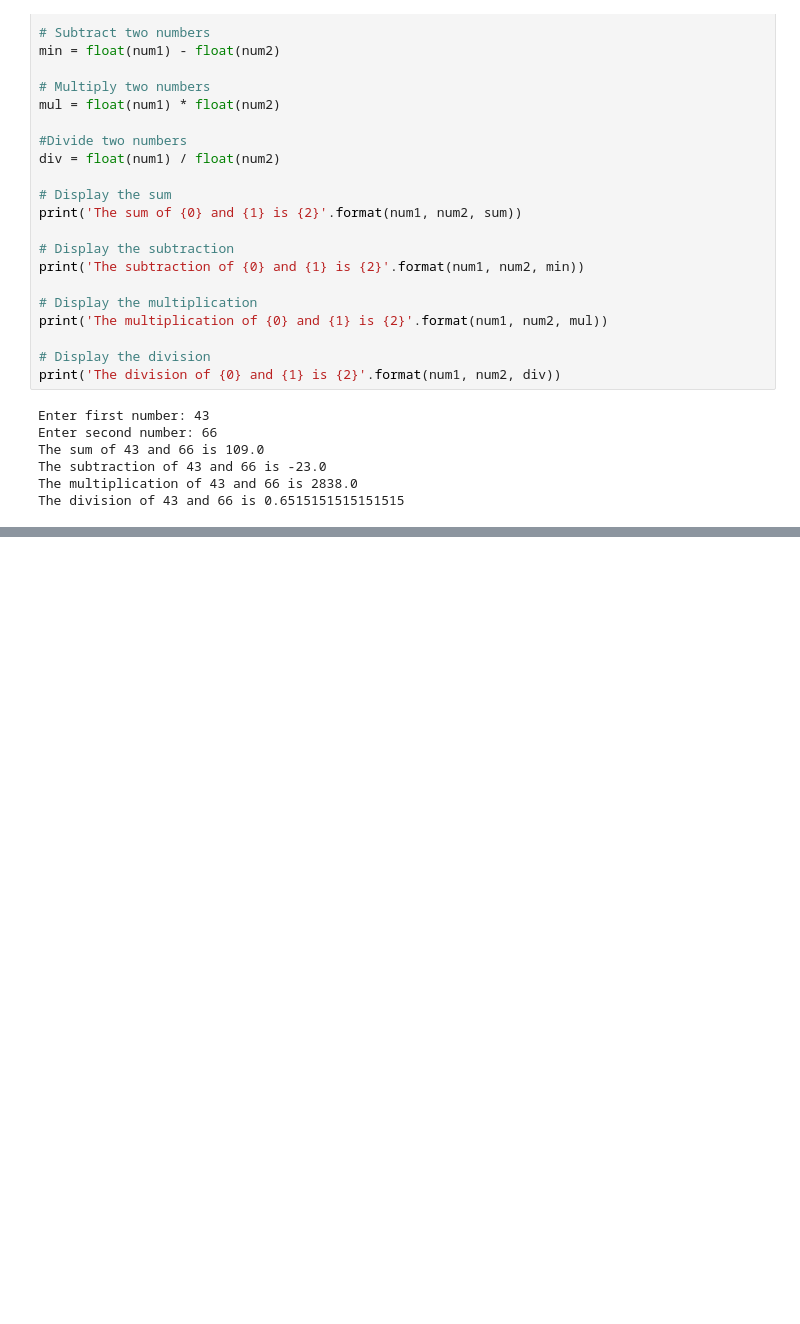
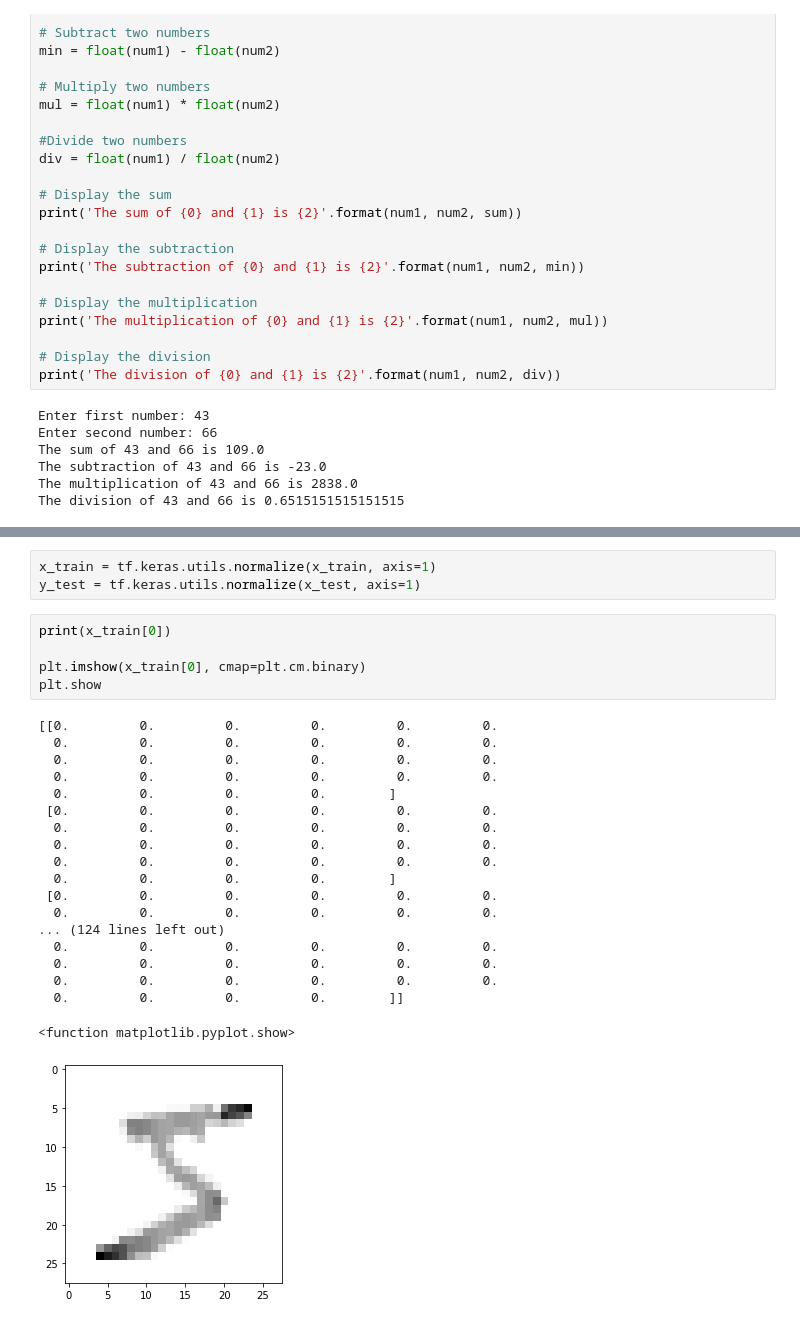
Before and after one commit to dayanandtekale/Python_Data, a Jupyter notebook: first.ipynb, the cells around one changed output, grey strips where cells are left out. Drawn from its saved outputs; the diff is of its cells as text; blank space fills up the shorter version.

```diff
--- a/first.ipynb
+++ b/first.ipynb
@@ -1720,0 +1905,28 @@ The division of 43 and 66 is 0.6515151515151515
+# %%
+x_train = tf.keras.utils.normalize(x_train, axis=1)
+y_test = tf.keras.utils.normalize(x_test, axis=1)
+# %%
+print(x_train[0])
+
+plt.imshow(x_train[0], cmap=plt.cm.binary)
+plt.show
+# %% [output]
+[[0.         0.         0.         0.         0.         0.
+  0.         0.         0.         0.         0.         0.
+  0.         0.         0.         0.         0.         0.
+  0.         0.         0.         0.         0.         0.
+  0.         0.         0.         0.        ]
+ [0.         0.         0.         0.         0.         0.
+  0.         0.         0.         0.         0.         0.
+  0.         0.         0.         0.         0.         0.
+  0.         0.         0.         0.         0.         0.
+  0.         0.         0.         0.        ]
+ [0.         0.         0.         0.         0.         0.
+  0.         0.         0.         0.         0.         0.
+... (124 lines left out)
+  0.         0.         0.         0.         0.         0.
+  0.         0.         0.         0.         0.         0.
+  0.         0.         0.         0.         0.         0.
+  0.         0.         0.         0.        ]]
+<function matplotlib.pyplot.show>
+[figure, added]
```
Also changed, not shown: parts of 34 cells of this notebook.
